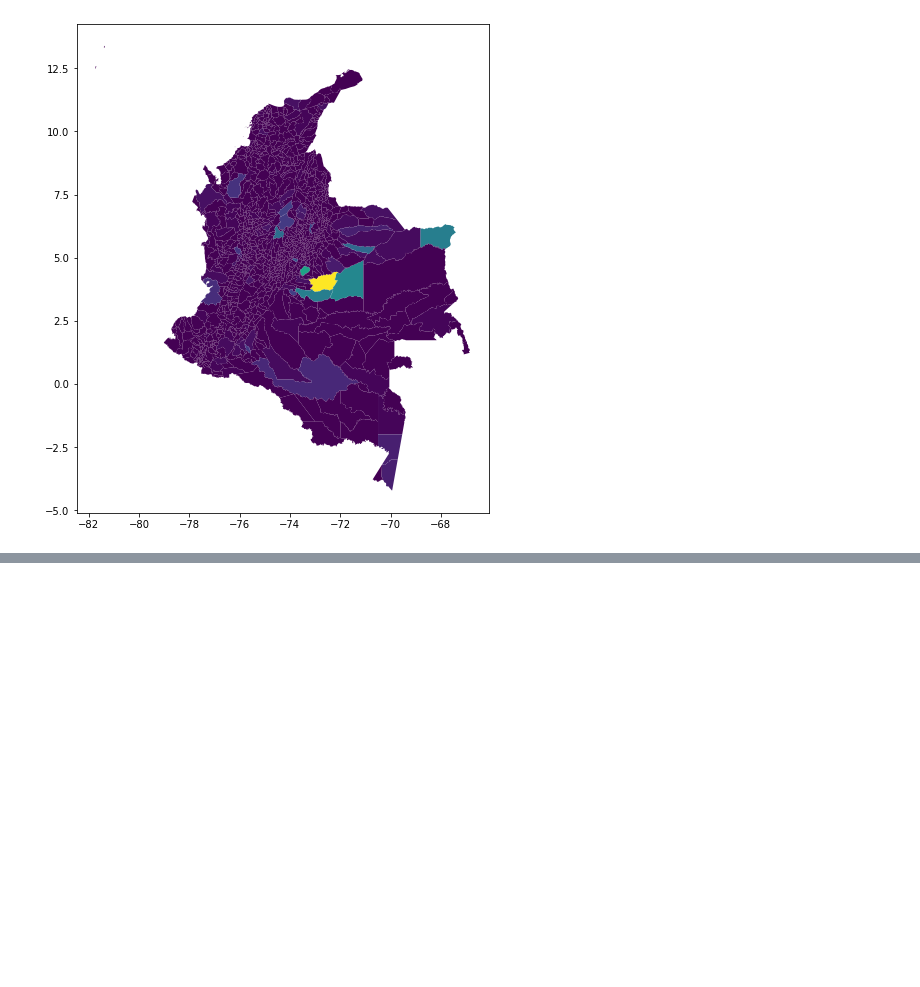
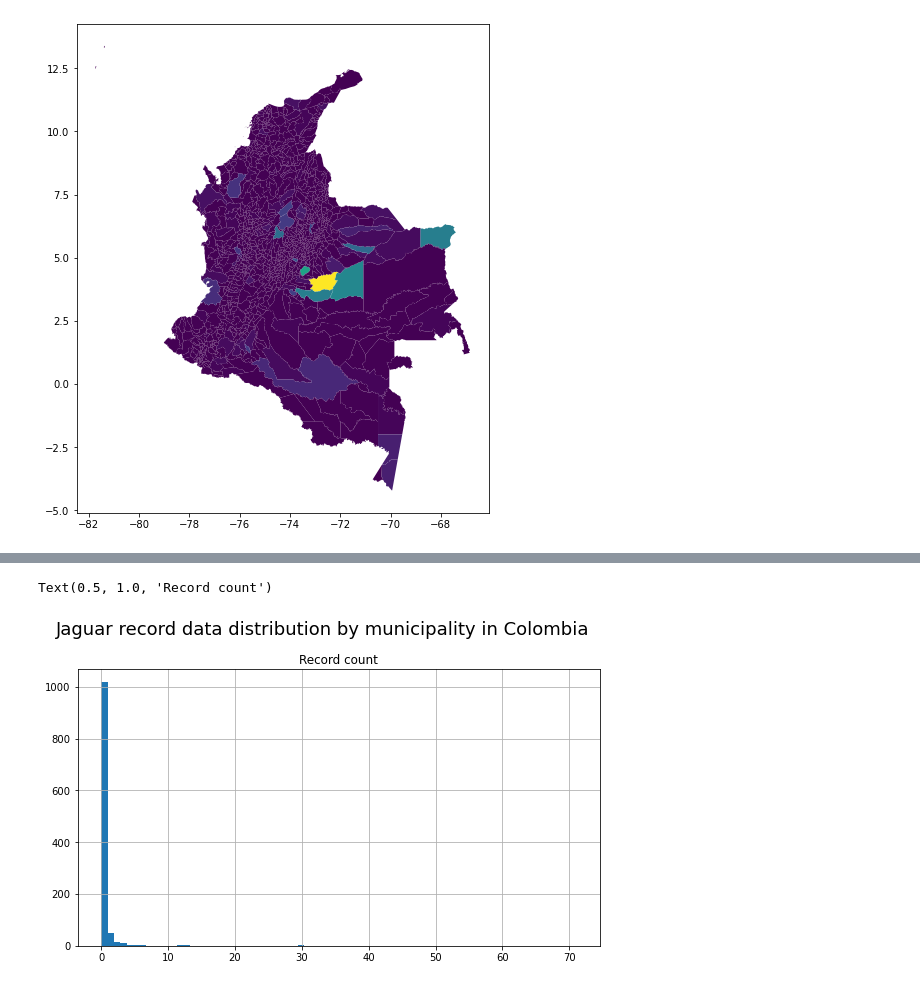
Before and after one commit to rpoandres/SE_Assessment, a Jupyter notebook: Main.ipynb, the cells around one changed output, grey strips where cells are left out. Saved outputs shown, nothing was run; the diff lists cells and outputs as text; code cells hidden in the pictures; blank space fills up the shorter version.

Commit message:
Record rate per area and histogram

```diff
--- a/Main.ipynb
+++ b/Main.ipynb
@@ -283,0 +292,5 @@ geo_mun.plot(column='record_count',ax=ax)
+# %%
+# Creates the new feature
+geo_mun['record_rate'] = 0
+# %%
+geo_mun['record_rate'] = (geo_mun.record_count)/(geo_mun.MPIO_NAREA)
@@ -283,0 +309,11 @@ geo_mun.plot(column='record_count',ax=ax)
+# %%
+# Plotting by record count
+fig, ax = plt.subplots(1,1, figsize=(8,5),tight_layout=True)
+plt.suptitle('Jaguar record data distribution by municipality in Colombia',fontsize=18)
+geo_mun.hist(column='record_count',ax=ax,bins=75)
+
+# Titles
+ax.set_title("Record count",fontsize=12)
+# %% [output]
+Text(0.5, 1.0, 'Record count')
+[figure, added]
```
Also changed, not shown: parts of 5 cells of this notebook.
